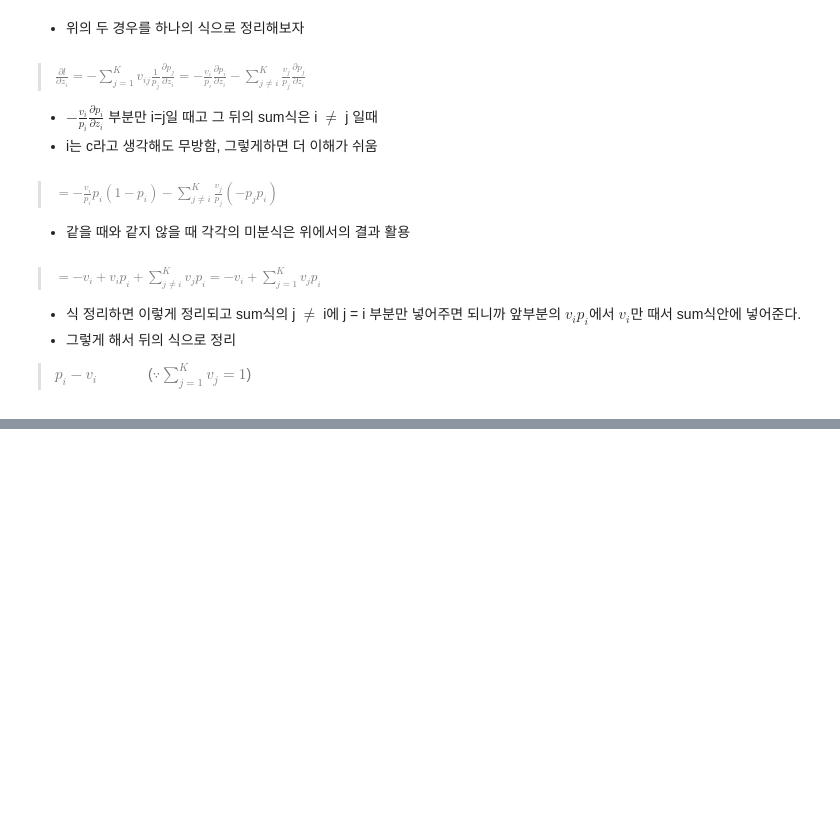
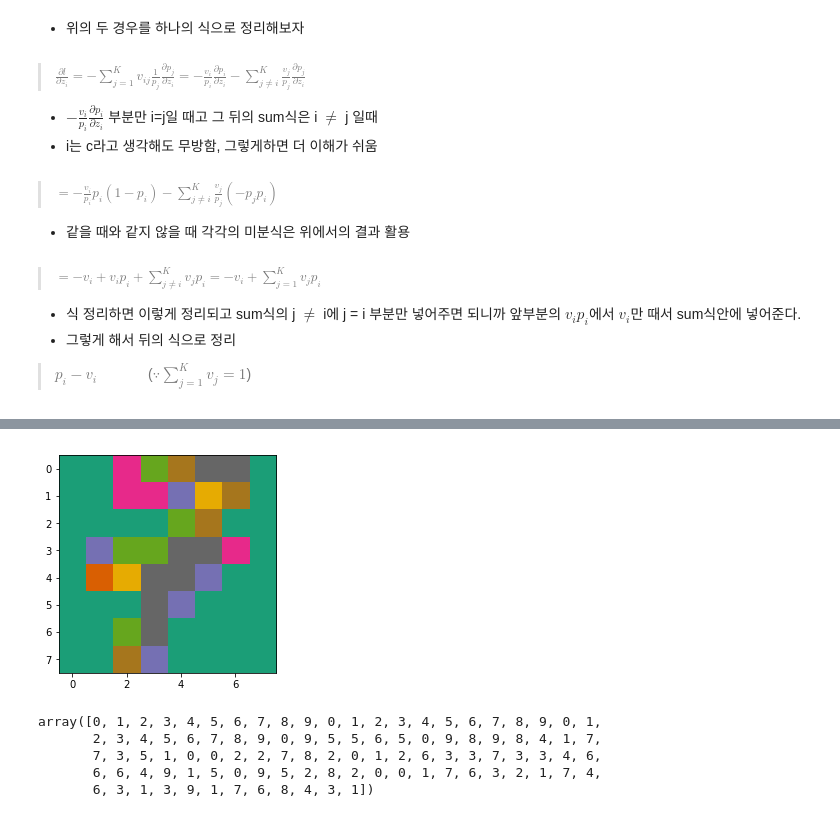
Before and after one commit to xrgsnim/TIL, a Jupyter notebook: ML/7_logistic_regression/7_Logistics_Regression_extended.ipynb, the cells around one changed output, grey strips where cells are left out. Drawn from its saved outputs; the diff is of its cells as text; code cells hidden in the pictures; blank space fills up the shorter version.

```diff
--- a/ML/7_logistic_regression/7_Logistics_Regression_extended.ipynb
+++ b/ML/7_logistic_regression/7_Logistics_Regression_extended.ipynb
@@ -182,0 +228,3 @@ $\frac{\partial l}{\partial z}$
+# %%
+from sklearn.datasets import load_iris
+datasets = load_iris()
@@ -182,0 +442,2 @@ $\frac{\partial l}{\partial z}$
+# %%
+digit_dataset = datasets.load_digits()
@@ -182,0 +505,6 @@ $\frac{\partial l}{\partial z}$
+# %%
+from matplotlib import pyplot as plt
+plt.imshow(digit_dataset["images"][7],cmap=plt.cm.Dark2)
+plt.show()
+# %% [output]
+[figure, added]
@@ -182,0 +514,8 @@ $\frac{\partial l}{\partial z}$
+# %%
+y[:100]
+# %% [output]
+array([0, 1, 2, 3, 4, 5, 6, 7, 8, 9, 0, 1, 2, 3, 4, 5, 6, 7, 8, 9, 0, 1,
+       2, 3, 4, 5, 6, 7, 8, 9, 0, 9, 5, 5, 6, 5, 0, 9, 8, 9, 8, 4, 1, 7,
+       7, 3, 5, 1, 0, 0, 2, 2, 7, 8, 2, 0, 1, 2, 6, 3, 3, 7, 3, 3, 4, 6,
+       6, 6, 4, 9, 1, 5, 0, 9, 5, 2, 8, 2, 0, 0, 1, 7, 6, 3, 2, 1, 7, 4,
+       6, 3, 1, 3, 9, 1, 7, 6, 8, 4, 3, 1])
```
Also changed, not shown: parts of 64 cells of this notebook.
